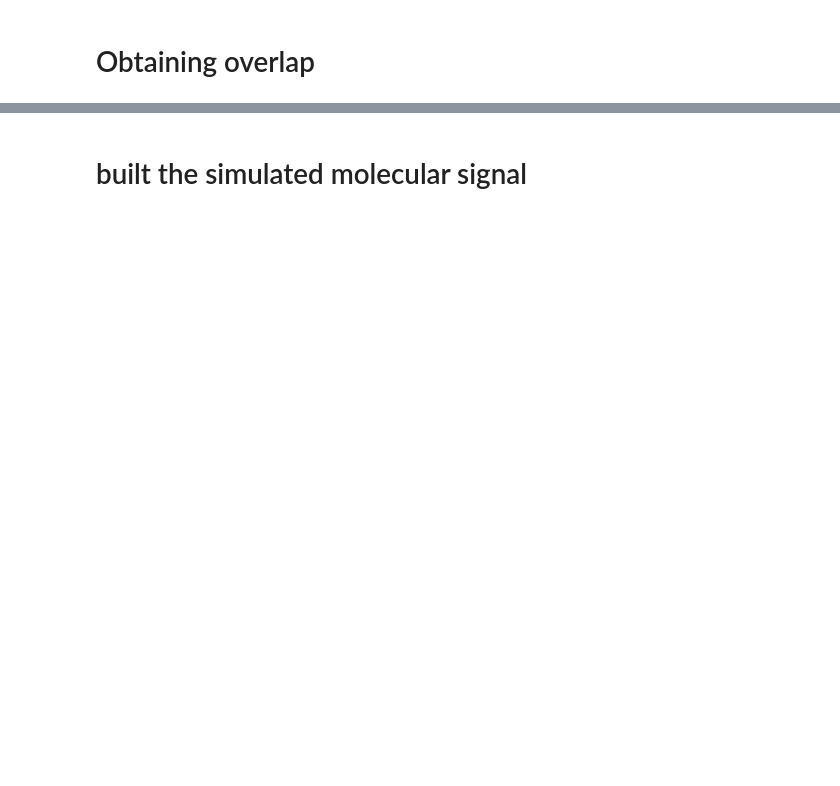
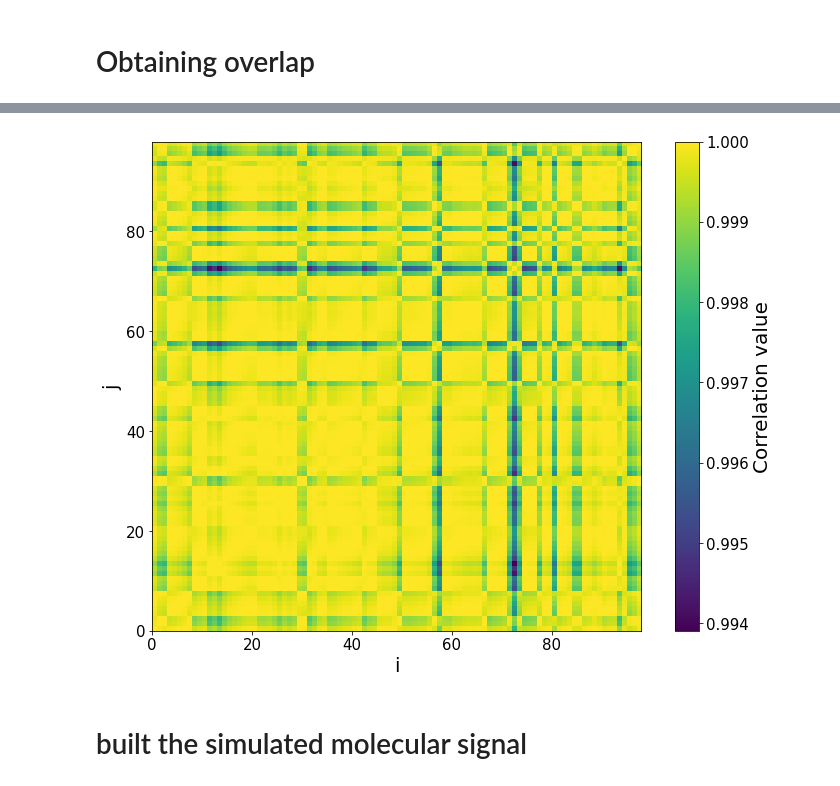
Before and after one commit to hmjbarbosa/RMlicelPython, a Jupyter notebook: Rotina.ipynb, the cells around one changed output, grey strips where cells are left out. Saved outputs shown, nothing was run; the diff lists cells and outputs as text; code cells hidden in the pictures; blank space fills up the shorter version.

```diff
--- a/Rotina.ipynb
+++ b/Rotina.ipynb
@@ -285,0 +310,13 @@ plt.grid()
+# %%
+alt_max = np.where(alt == 750)[0][0]
+# %%
+N = overlap.shape[1]
+corr_matrix = np.zeros((N, N))
+#print(N)
+overlap_corr = stats.pearsonr(overlap[0], overlap[1])
+
+for i in range(N):
+    for j in range(i, N):
+        #print(i, j)
+        corr_matrix[i, j] = stats.pearsonr(overlap[i][:alt_max], overlap[j][:alt_max])[0]
+        corr_matrix[j, i] = corr_matrix[i, j]
@@ -286,3 +342,22 @@ plt.grid()
+# %%
+fig, ax = plt.subplots(figsize = (12,9))
+
+psm = ax.imshow(corr_matrix, origin='lower', extent=[0, N, 0, N])
+
+cbar = fig.colorbar(psm, ax=ax, label = "Correlation value")
+cbar.ax.tick_params(labelsize=15)
+
+ax.set_xlabel("i", fontsize=20)
+
+ax.set_ylabel("j", fontsize=20)
+
+cbar.ax.tick_params(labelsize=15)
+
+ax.tick_params(labelsize=15)
+
+ax.figure.axes[-1].yaxis.label.set_size(20)
+# %% [output]
+[figure, added]
 # %% [markdown]
 # built the simulated molecular signal
 # %%
```
Also changed, not shown: parts of 44 cells of this notebook.
